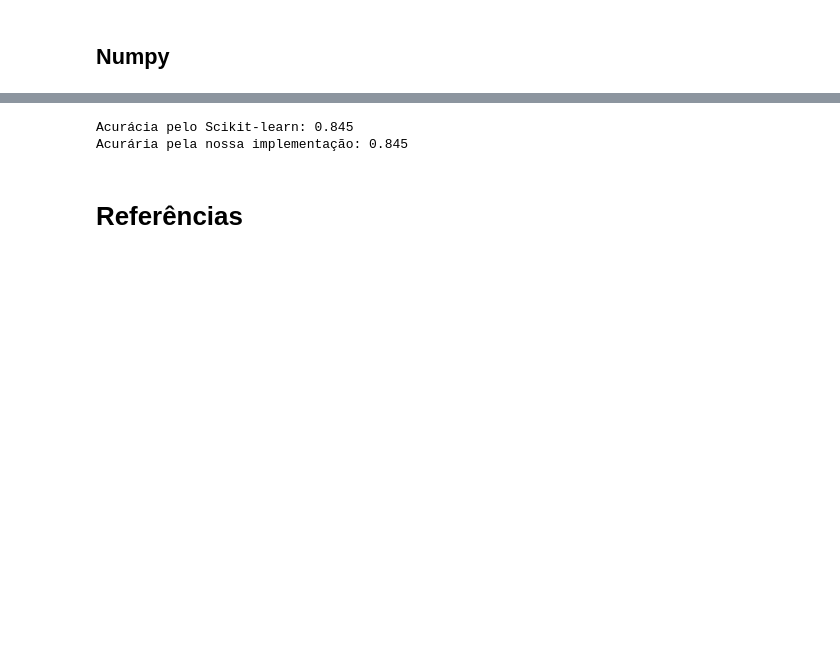
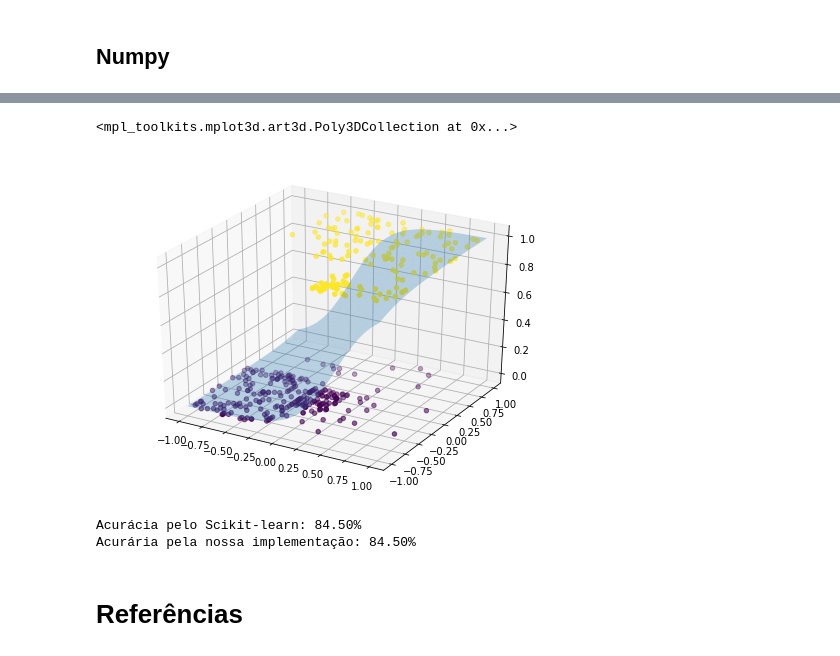
Before and after one commit to arnaldog12/Manual-Pratico-Deep-Learning, a Jupyter notebook: Neurônio Sigmoid.ipynb, the cells around one changed output, grey strips where cells are left out. Cells and saved outputs as stored; diff of their text form; code cells hidden in the pictures; blank space fills up the shorter version.

Commit message:
mostra gráfico 3D do neurônio sigmoid

```diff
--- a/Neurônio Sigmoid.ipynb
+++ b/Neurônio Sigmoid.ipynb
@@ -126,11 +126,11 @@ print(x.min(), x.max())
 # %% [markdown]
 Vamos utilizar o _sklearn_ como gabarito para nossa implementação. Entretanto, como a Regressão Logística do _sklearn_ faz uma __regularização L2__ automaticamente, temos de definir $C=10^{15}$ para "anular" a regularização. O parâmetro $C$ define a inversa da força da regularização (ver [documentação](http://scikit-learn.org/stable/modules/generated/sklearn.linear_model.LogisticRegression.html)). __Logo, quanto menor for o $C$, maior será a regularização e menores serão os valores dos pesos e bias.__
 # %%
-reg = LogisticRegression(C=1e15)
-reg.fit(x, y.ravel())
+clf_sk = LogisticRegression(C=1e15)
+clf_sk.fit(x, y.ravel())
 
-print(reg.coef_, reg.intercept_)
-print(reg.score(x, y))
+print(clf_sk.coef_, clf_sk.intercept_)
+print(clf_sk.score(x, y))
 # %% [output]
 [[3.96794202]] [-0.6751072]
 0.84
@@ -233,11 +233,11 @@ print(x.min(), x.max())
 # %% [output]
 -1.0 1.0
 # %%
-reg = LogisticRegression(C=1e15)
-reg.fit(x, y.ravel())
+clf_sk = LogisticRegression(C=1e15)
+clf_sk.fit(x, y.ravel())
 
-print(reg.coef_, reg.intercept_)
-print(reg.score(x, y))
+print(clf_sk.coef_, clf_sk.intercept_)
+print(clf_sk.score(x, y))
 # %% [output]
 [[4.90300505 2.42313576]] [-0.36608238]
 0.845
@@ -274,11 +274,28 @@ b:  -0.3660749853717873
+# %%
+x1 = np.linspace(x[:, 0].min(), x[:, 0].max())
+x2 = np.linspace(x[:, 1].min(), x[:, 1].max())
+x1_mesh, x2_mesh = np.meshgrid(x1, x2)
+x1_mesh = x1_mesh.reshape(-1, 1)
+x2_mesh = x2_mesh.reshape(-1, 1)
+
+x_mesh = np.hstack((x1_mesh, x2_mesh))
+y_pred = sigmoid(np.dot(x_mesh, w.T) + b)
+
+fig = plt.figure(figsize=(8, 6))
+ax = fig.add_subplot(111, projection='3d')
+ax.scatter3D(x[:,0], x[:,1], y, c=y.ravel())
+ax.plot_trisurf(x1_mesh.ravel(), x2_mesh.ravel(), y_pred.ravel(), alpha=0.3, shade=False)
+# %% [output]
+<mpl_toolkits.mplot3d.art3d.Poly3DCollection at 0x...>
+[figure, added]
 # %%
-print('Acurácia pelo Scikit-learn: {}'.format(reg.score(x, y)))
+print('Acurácia pelo Scikit-learn: {:.2f}%'.format(clf_sk.score(x, y)*100))
 
 y_pred = np.round(sigmoid(np.dot(x, w.T) + b))
-print('Acurária pela nossa implementação: {}'.format(accuracy_score(y, y_pred)))
+print('Acurária pela nossa implementação: {:.2f}%'.format(accuracy_score(y, y_pred)*100))
 # %% [output]
-Acurácia pelo Scikit-learn: 0.845
-Acurária pela nossa implementação: 0.845
+Acurácia pelo Scikit-learn: 84.50%
+Acurária pela nossa implementação: 84.50%
 # %% [markdown]
 # Referências
 # %% [markdown]
```
Also changed, not shown: parts of 5 cells of this notebook.
